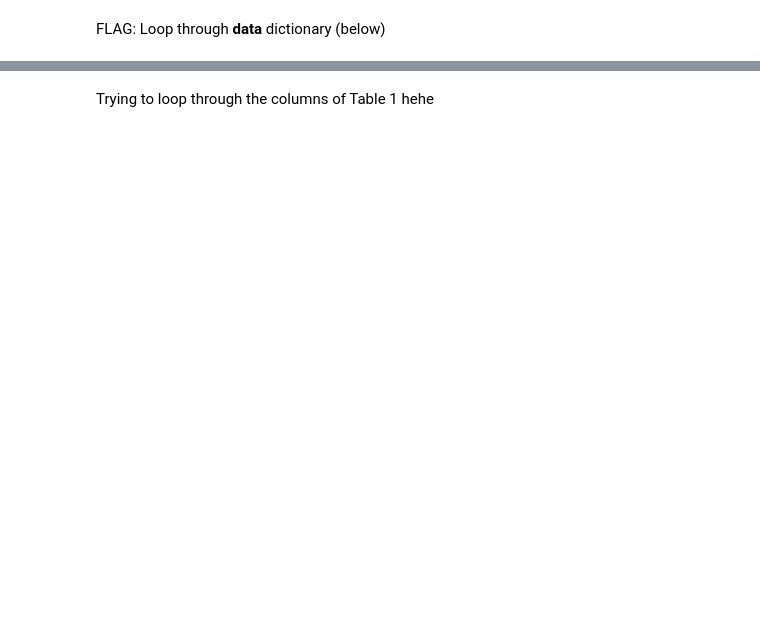
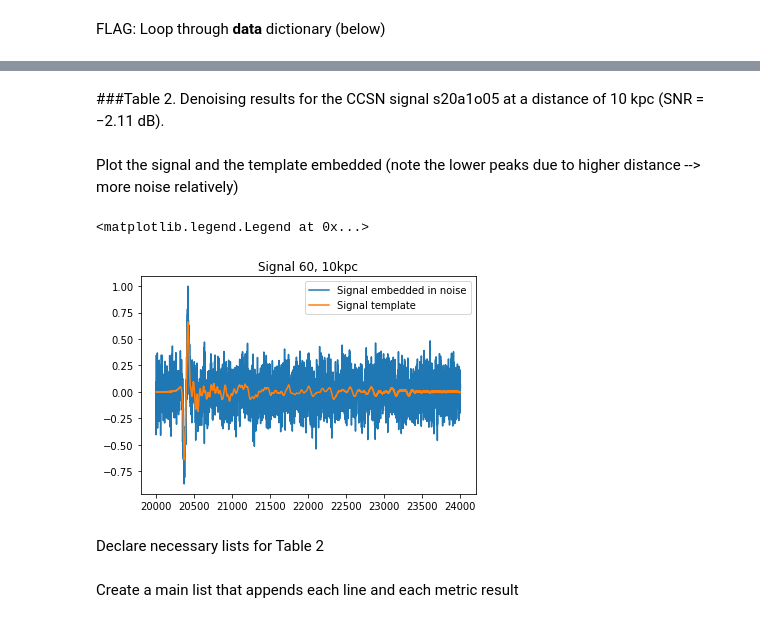
Before and after one commit to Calista-F/CCSN-gravitational-wave-denoising, a Jupyter notebook: 20220201_Lopac_(2020)_Table_recreations.ipynb, the cells around one changed output, grey strips where cells are left out. Cells and saved outputs as stored; diff of their text form; code cells hidden in the pictures; blank space fills up the shorter version.

```diff
--- a/20220201_Lopac_(2020)_Table_recreations.ipynb
+++ b/20220201_Lopac_(2020)_Table_recreations.ipynb
@@ -174,5 +124,32 @@ Table1_df
 | RMSE | 0.020220 | 0.019999 | 0.023458 | 0.026325 | ... |
 | MAE | 0.015235 | 0.015029 | 0.017271 | 0.018474 | ... |
 | MAX | 0.102869 | 0.115272 | 0.222518 | 0.139652 | ... |
-# %% [markdown]
-Trying to loop through the columns of Table 1 hehe
+# %% [markdown]
+###Table 2. Denoising results for the CCSN signal s20a1o05 at a distance of 10 kpc (SNR = −2.11 dB).
+# %%
+# Load worksheet
+worksheet = repo.worksheet('CCSN_signal60_dist10.0')
+
+#make a df
+CCSN60 = worksheet.get_all_values()
+ccsn_df = pd.DataFrame(CCSN60)
+ccsn_df.columns = ccsn_df.iloc[0]
+ccsn_df = ccsn_df.iloc[1:]
+
+#make numeric
+ccsn_df = ccsn_df.apply(pd.to_numeric)
+# %% [markdown]
+Plot the signal and the template embedded (note the lower peaks due to higher distance --> more noise relatively)
+# %%
+noisy_norm_df = ccsn_df['signal + noise'].loc[20000:24000]/max(ccsn_df['signal + noise'].loc[20000:24000])
+signal_norm_df = ccsn_df['signal template'].loc[20000:24000]/max(ccsn_df['signal + noise'].loc[20000:24000])
+
+plt.plot(noisy_norm_df, label ='Signal embedded in noise')
+plt.title('Signal 60, 10kpc')
+plt.plot(signal_norm_df, label ='Signal template')
+plt.legend()
+# %% [output]
+<matplotlib.legend.Legend at 0x...>
+[figure, added]
+# %% [markdown]
+Declare necessary lists for Table 2
@@ -178,0 +165,2 @@ Trying to loop through the columns of Table 1 hehe
+# %% [markdown]
+Create a main list that appends each line and each metric result
```
Also changed, not shown: parts of 26 cells of this notebook.
